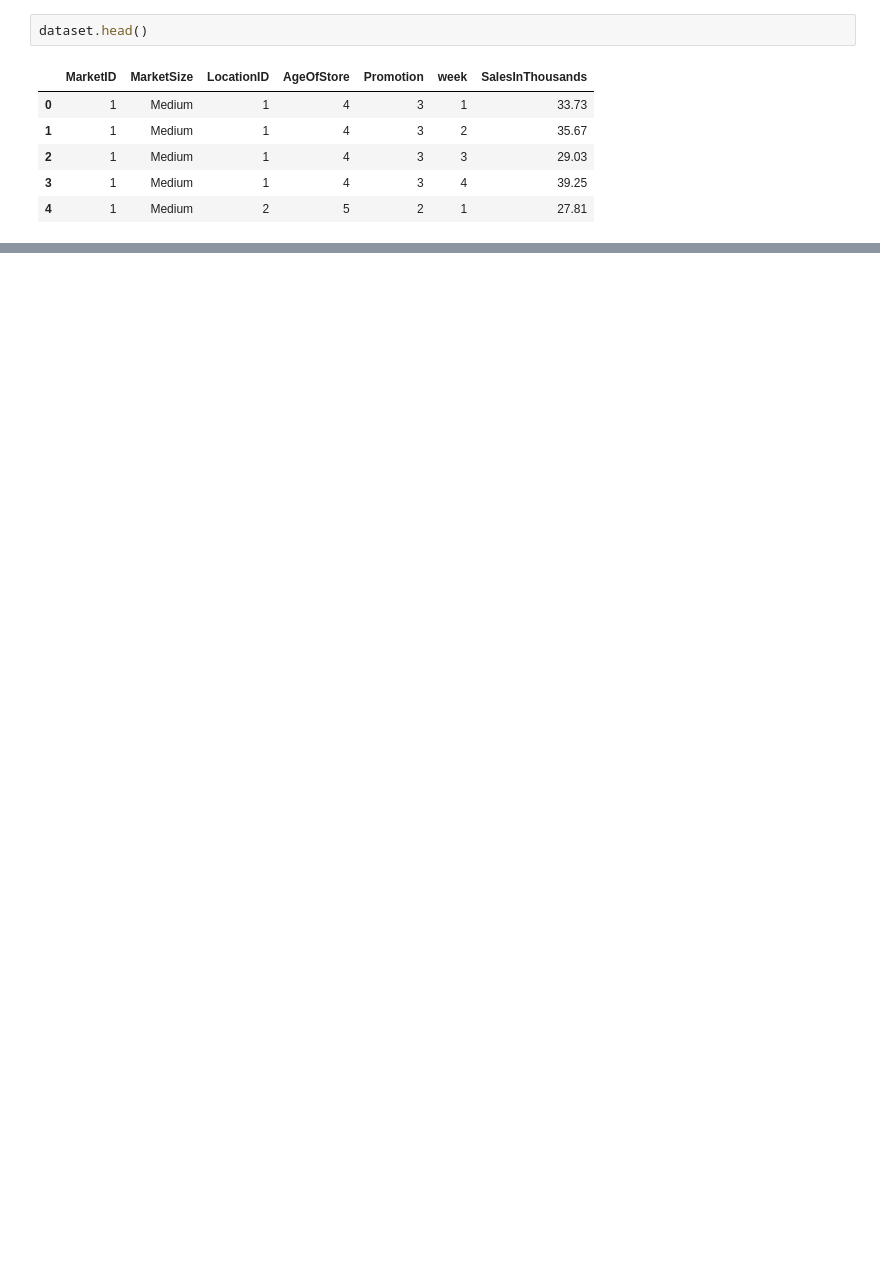
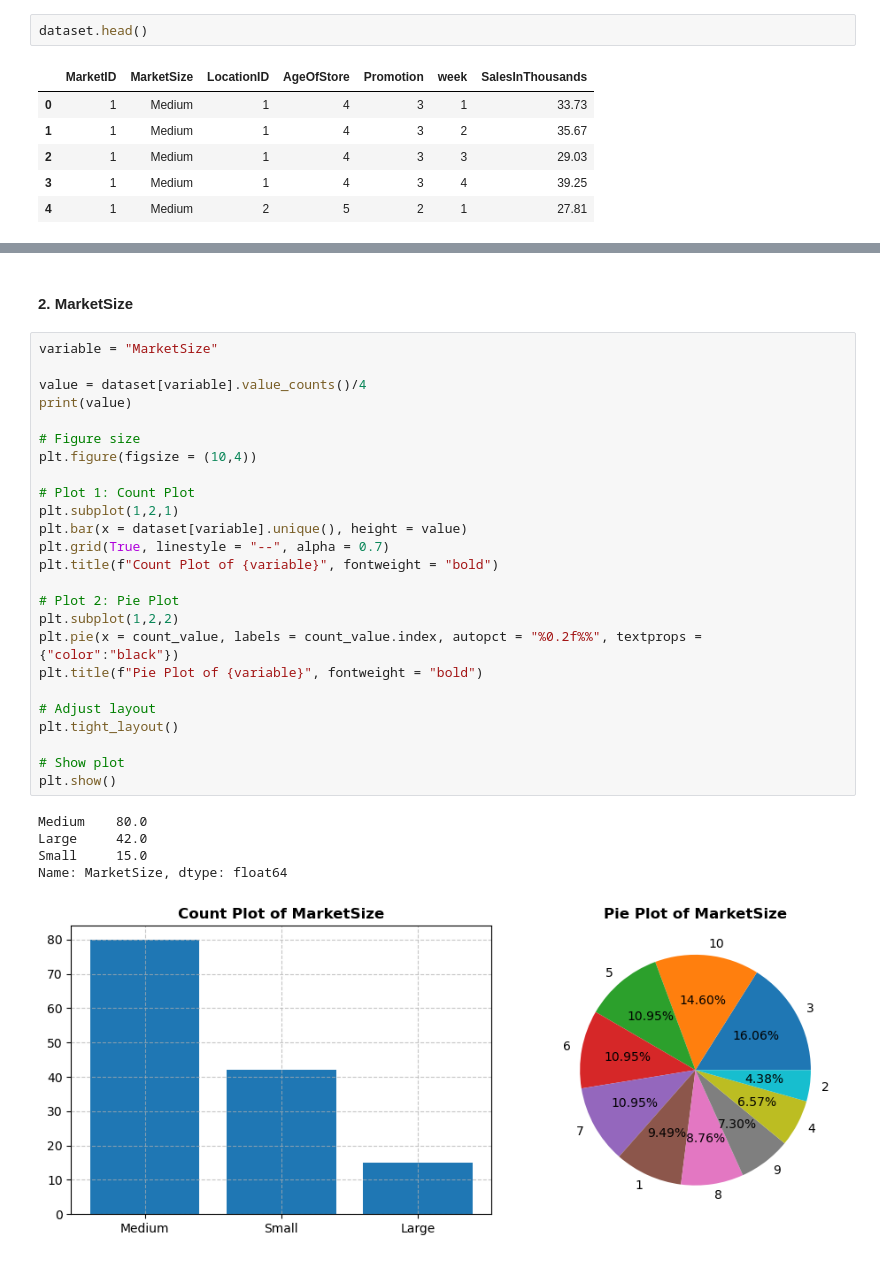
Before and after one commit to Singhal-Piyush/AB_Testing_Fast_Food_Chain, a Jupyter notebook: Fast_Food_Marketing_Campaign_AB_Testing.ipynb, the cells around one changed output, grey strips where cells are left out. Saved outputs shown, nothing was run; the diff lists cells and outputs as text; blank space fills up the shorter version.

```diff
--- a/Fast_Food_Marketing_Campaign_AB_Testing.ipynb
+++ b/Fast_Food_Marketing_Campaign_AB_Testing.ipynb
@@ -208,0 +230,33 @@ Name: LocationID, Length: 137, dtype: int64
+# %% [markdown]
+#### 2. MarketSize
+# %%
+variable = "MarketSize"
+
+value = dataset[variable].value_counts()/4
+print(value)
+
+# Figure size
+plt.figure(figsize = (10,4))
+
+# Plot 1: Count Plot
+plt.subplot(1,2,1)
+plt.bar(x = dataset[variable].unique(), height = value)
+plt.grid(True, linestyle = "--", alpha = 0.7)
+plt.title(f"Count Plot of {variable}", fontweight = "bold")
+
+# Plot 2: Pie Plot
+plt.subplot(1,2,2)
+plt.pie(x = count_value, labels = count_value.index, autopct = "%0.2f%%", textprops = {"color":"black"})
+plt.title(f"Pie Plot of {variable}", fontweight = "bold")
+
+# Adjust layout
+plt.tight_layout()
+
+# Show plot
+plt.show()
+# %% [output]
+Medium    80.0
+Large     42.0
+Small     15.0
+Name: MarketSize, dtype: float64
+[figure, added]
```
Also changed, not shown: parts of 73 cells of this notebook.
